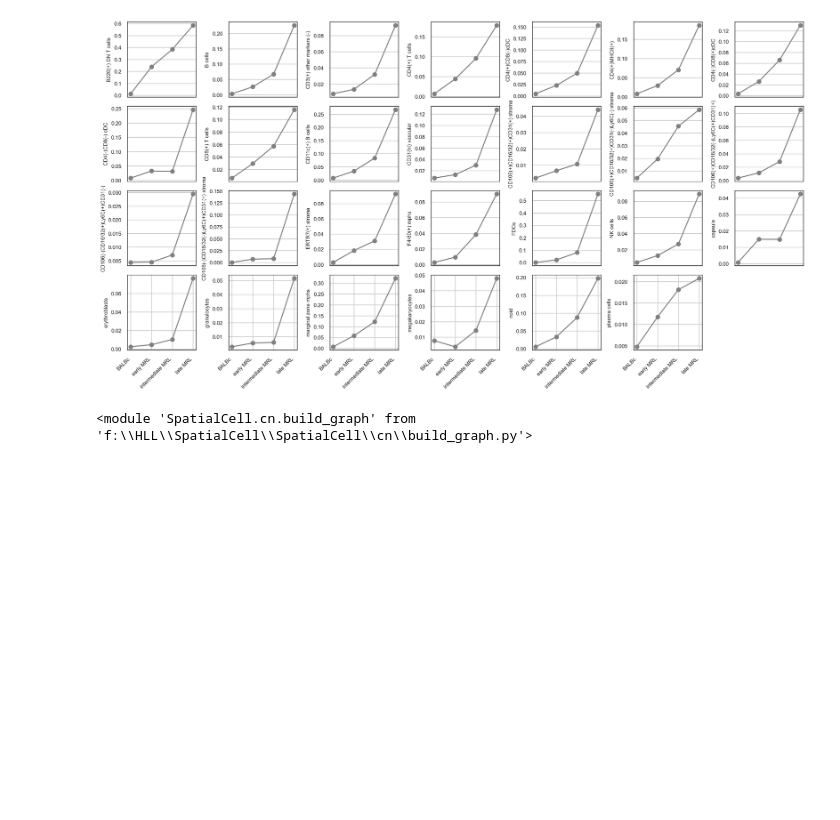
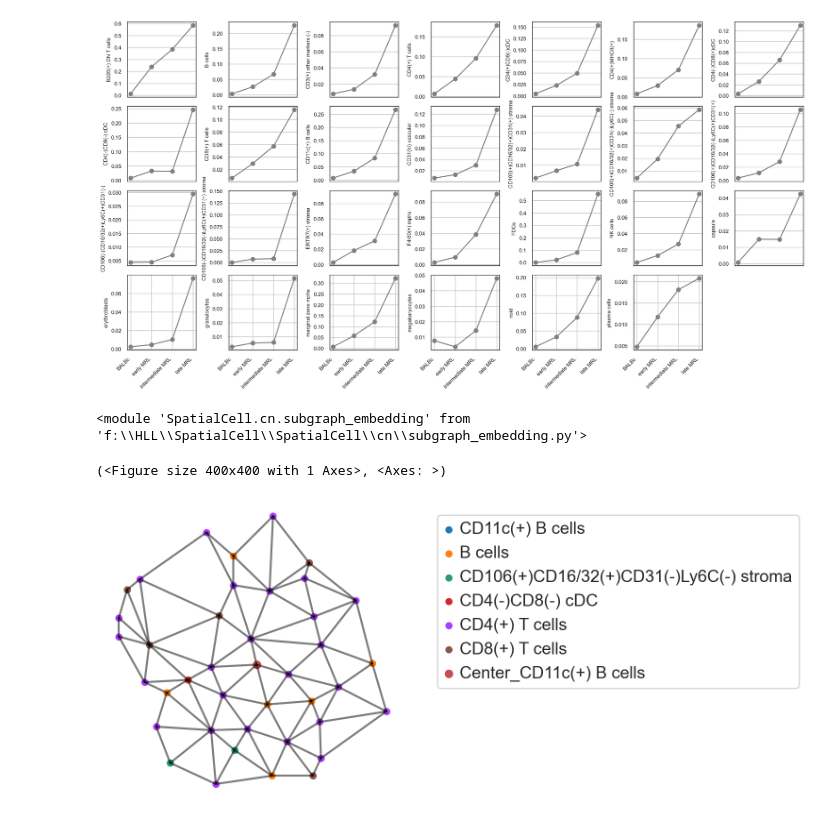
Before and after one commit to lltk123/spatiocell, a Jupyter notebook: Example1.ipynb, the cells around one changed output. Saved outputs shown, nothing was run; the diff lists cells and outputs as text; code cells hidden in the pictures; blank space fills up the shorter version.

Commit message:
graph embedding

```diff
--- a/Example1.ipynb
+++ b/Example1.ipynb
@@ -169,8 +169,10 @@ with rc_context({"figure.figsize": (10, 10) , "font.size": 8}):
 [figure]
 # %%
 import SpatialCell.cn.build_graph as scbg
+import SpatialCell.cn.subgraph_embedding as sce
 importlib.reload(scbg)
+importlib.reload(sce)
 # %% [output]
-<module 'SpatialCell.cn.build_graph' from 'f:\\HLL\\SpatialCell\\SpatialCell\\cn\\build_graph.py'>
+<module 'SpatialCell.cn.subgraph_embedding' from 'f:\\HLL\\SpatialCell\\SpatialCell\\cn\\subgraph_embedding.py'>
 # %%
 mydata = scbg.GraphDataset(adata , 'sample' , 'cell_type' , 'spatial')
@@ -177,0 +181,6 @@ subg = mydata.get_subgraph('BALBc-1' , 0,5)
+# %%
+subg = mydata.get_subgraph('BALBc-1' , 0,3)
+mydata.plG(subg)
+# %% [output]
+(<Figure size 400x400 with 1 Axes>, <Axes: >)
+[figure, added]
```
Also changed, not shown: parts of 3 cells of this notebook, 2 other files.
